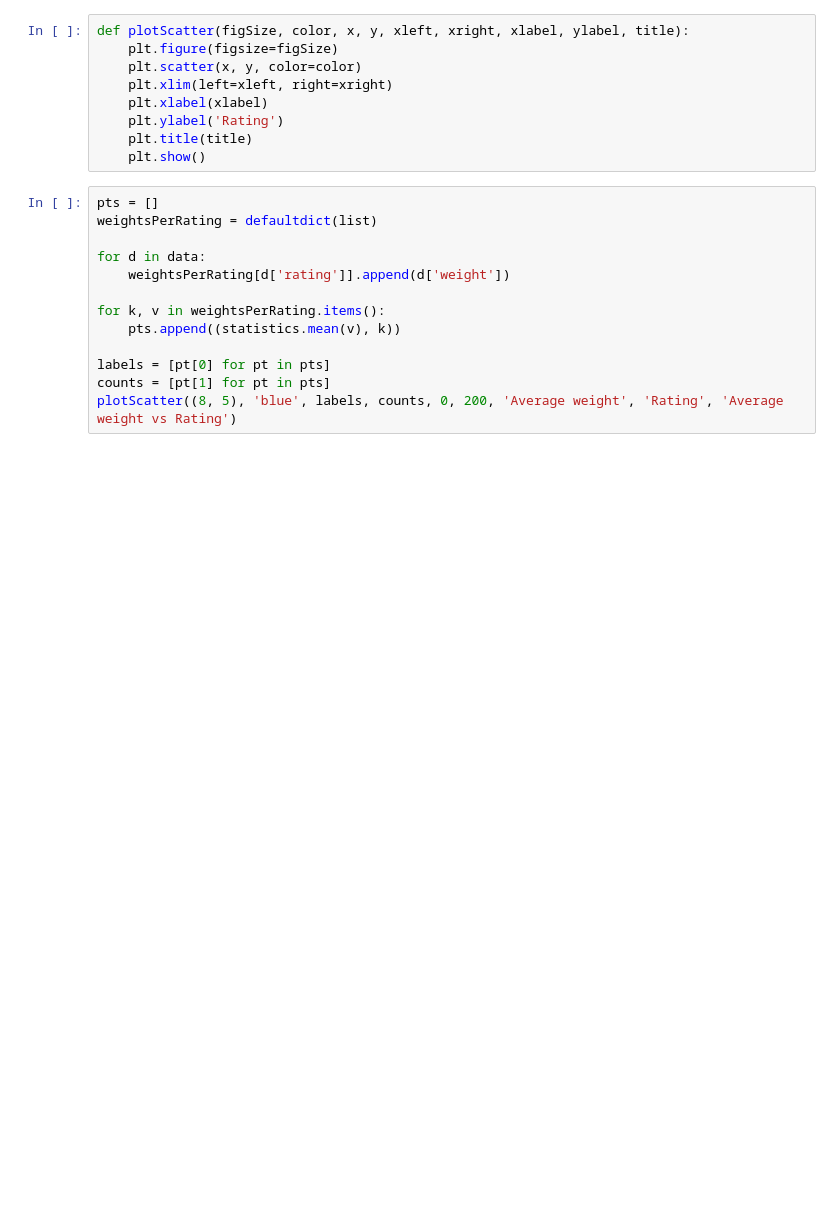
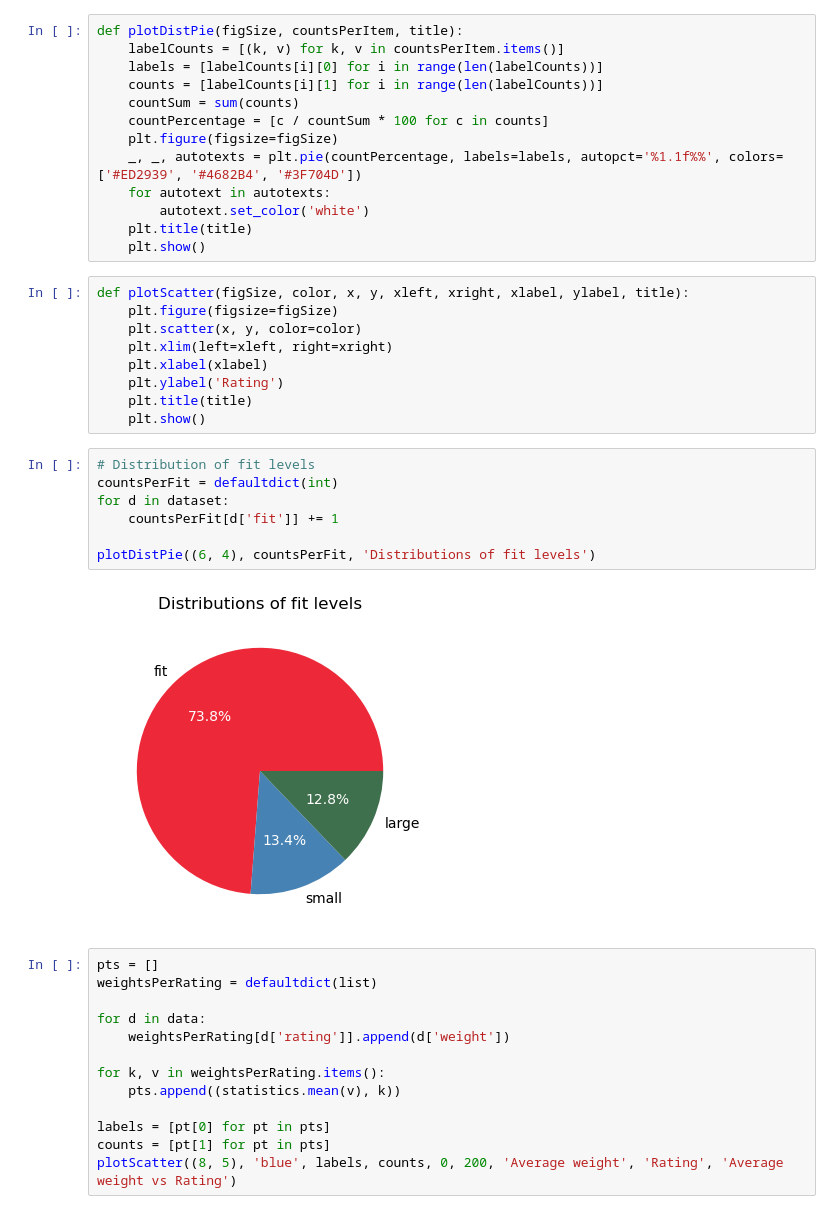
Before and after one commit to ahvuong/Predictive_Analysis_of_User_Ratings, a Jupyter notebook: assignment2_analysis.ipynb, the cells around one changed output. Saved outputs shown, nothing was run; the diff lists cells and outputs as text; blank space fills up the shorter version.

```diff
--- a/assignment2_analysis.ipynb
+++ b/assignment2_analysis.ipynb
@@ -123,6 +123,19 @@ data[68]
 print(len(data), len(dataset))
 # %% [output]
 153100 192544
+# %%
+def plotDistPie(figSize, countsPerItem, title):
+    labelCounts = [(k, v) for k, v in countsPerItem.items()]
+    labels = [labelCounts[i][0] for i in range(len(labelCounts))]
+    counts = [labelCounts[i][1] for i in range(len(labelCounts))]
+    countSum = sum(counts)
+    countPercentage = [c / countSum * 100 for c in counts]
+    plt.figure(figsize=figSize)
+    _, _, autotexts = plt.pie(countPercentage, labels=labels, autopct='%1.1f%%', colors=['#ED2939', '#4682B4', '#3F704D'])
+    for autotext in autotexts:
+        autotext.set_color('white')
+    plt.title(title)
+    plt.show()
 # %%
 def plotScatter(figSize, color, x, y, xleft, xright, xlabel, ylabel, title):
     plt.figure(figsize=figSize)
@@ -132,6 +145,15 @@ def plotScatter(figSize, color, x, y, xleft, xright, xlabel, ylabel, title):
     plt.ylabel('Rating')
     plt.title(title)
     plt.show()
+# %%
+# Distribution of fit levels
+countsPerFit = defaultdict(int)
+for d in dataset:
+    countsPerFit[d['fit']] += 1
+
+plotDistPie((6, 4), countsPerFit, 'Distributions of fit levels')
+# %% [output]
+[figure, added]
 # %%
 pts = []
 weightsPerRating = defaultdict(list)
```
Also changed, not shown: parts of 2 cells of this notebook.
